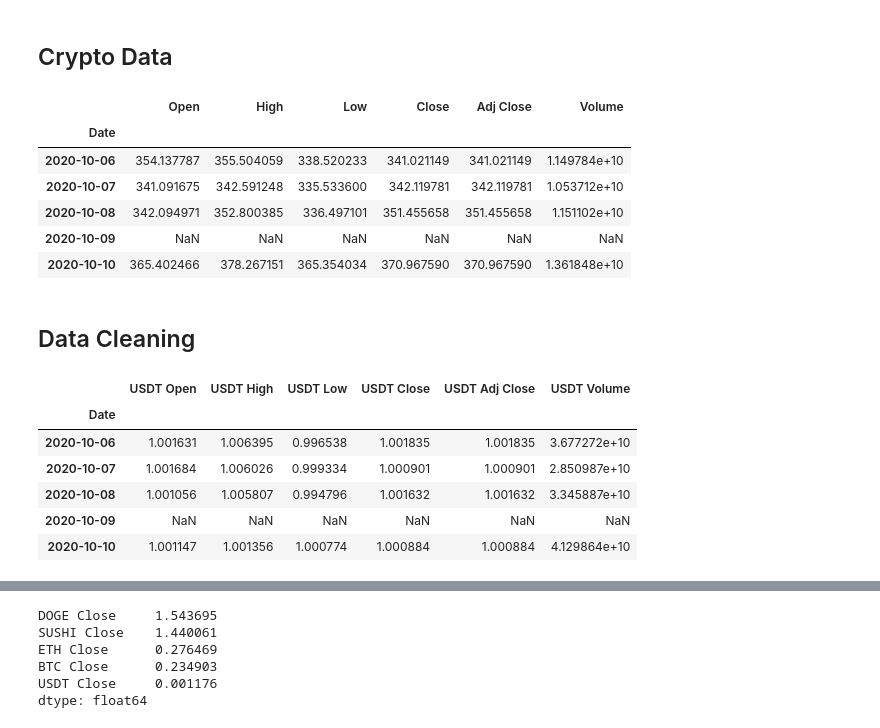
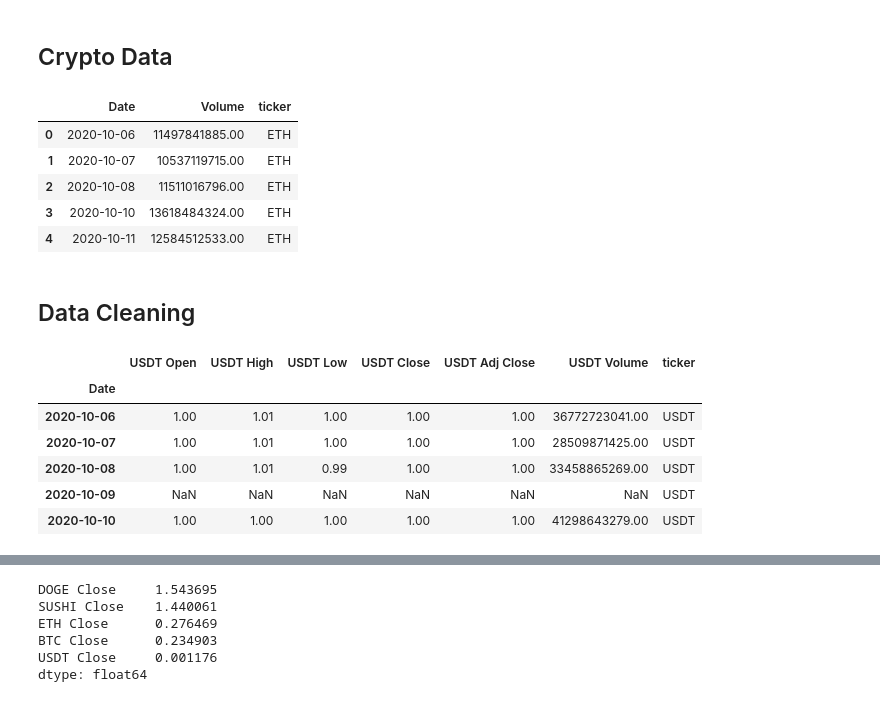
Before and after one commit to pysouzhny/GWU_Project_1, a Jupyter notebook: Crypto_Analysis.ipynb, the cells around one changed output, grey strips where cells are left out. Saved outputs shown, nothing was run; the diff lists cells and outputs as text; code cells hidden in the pictures.

```diff
--- a/Crypto_Analysis.ipynb
+++ b/Crypto_Analysis.ipynb
@@ -11,6 +11,8 @@ import numpy as np
 import os
 from pathlib import Path
 from dotenv import load_dotenv
+#from data_collection import get_crypo_from_API
 
 import warnings
 warnings.filterwarnings('ignore')
+pd.options.display.float_format = '{:.2f}'.format
@@ -24,37 +21,45 @@ warnings.filterwarnings('ignore')
 # %%
 #Read the crypto data into a Pandas DataFrame
 
 Euthereum_data = pd.read_csv(Path("Resources/ETH-USD.csv"), index_col='Date')
 Doge_data = pd.read_csv(Path("Resources/DOGE-USD.csv"), index_col='Date')
 Bitcoin_data = pd.read_csv(Path("Resources/BTC-USD.csv"), index_col='Date')
 Sushi_data = pd.read_csv(Path("Resources/SUSHI-USD.csv"), index_col='Date')
 Tether_data = pd.read_csv(Path("Resources/USDT-USD.csv"), index_col='Date')
-Euthereum_data.head()
+
+Euthereum_data['ticker']='ETH'
+Doge_data['ticker']='DOGE'
+Bitcoin_data['ticker']='BTC'
+Sushi_data['ticker']='SUSHI'
+Tether_data['ticker']='USDT'
+
+volume_data=pd.concat([Euthereum_data,Bitcoin_data,Doge_data,Sushi_data,Tether_data],axis='rows').loc[:,['Volume','ticker']].dropna()
+volume_data.reset_index(inplace=True)
+volume_data.head()
 # %% [output]
-|  | Open | High | Low | Close | Adj Close | Volume |
-| Date |  |  |  |  |  |  |
-| 2020-10-06 | 354.137787 | 355.504059 | 338.520233 | 341.021149 | 341.021149 | 1.149784e+10 |
-| 2020-10-07 | 341.091675 | 342.591248 | 335.533600 | 342.119781 | 342.119781 | 1.053712e+10 |
-| 2020-10-08 | 342.094971 | 352.800385 | 336.497101 | 351.455658 | 351.455658 | 1.151102e+10 |
-| 2020-10-09 | NaN | NaN | NaN | NaN | NaN | NaN |
-| 2020-10-10 | 365.402466 | 378.267151 | 365.354034 | 370.967590 | 370.967590 | 1.361848e+10 |
+|  | Date | Volume | ticker |
+| 0 | 2020-10-06 | 11497841885.00 | ETH |
+| 1 | 2020-10-07 | 10537119715.00 | ETH |
+| 2 | 2020-10-08 | 11511016796.00 | ETH |
+| 3 | 2020-10-10 | 13618484324.00 | ETH |
+| 4 | 2020-10-11 | 12584512533.00 | ETH |
 # %% [markdown]
 ## Data Cleaning
 # %%
-Euthereum_data.columns = ['ETH Open', 'ETH High', 'ETH Low', 'ETH Close', 'ETH Adj Close', 'ETH Volume']
-Doge_data.columns = ['DOGE Open', 'DOGE High', 'DOGE Low', 'DOGE Close', 'DOGE Adj Close', 'DOGE Volume']
-Bitcoin_data.columns = ['BTC Open', 'BTC High', 'BTC Low', 'BTC Close', 'BTC Adj Close', 'BTC Volume']
-Sushi_data.columns = ['SUSHI Open', 'SUSHI High', 'SUSHI Low', 'SUSHI Close', 'SUSHI Adj Close', 'SUSHI Volume']
-Tether_data.columns = ['USDT Open', 'USDT High', 'USDT Low', 'USDT Close', 'USDT Adj Close', 'USDT Volume']
+Euthereum_data.columns = ['ETH Open', 'ETH High', 'ETH Low', 'ETH Close', 'ETH Adj Close', 'ETH Volume','ticker']
+Doge_data.columns = ['DOGE Open', 'DOGE High', 'DOGE Low', 'DOGE Close', 'DOGE Adj Close', 'DOGE Volume','ticker']
+Bitcoin_data.columns = ['BTC Open', 'BTC High', 'BTC Low', 'BTC Close', 'BTC Adj Close', 'BTC Volume','ticker']
+Sushi_data.columns = ['SUSHI Open', 'SUSHI High', 'SUSHI Low', 'SUSHI Close', 'SUSHI Adj Close', 'SUSHI Volume','ticker']
+Tether_data.columns = ['USDT Open', 'USDT High', 'USDT Low', 'USDT Close', 'USDT Adj Close', 'USDT Volume','ticker']
 Tether_data.head()
 # %% [output]
-|  | USDT Open | USDT High | USDT Low | USDT Close | USDT Adj Close | USDT Volume |
-| Date |  |  |  |  |  |  |
-| 2020-10-06 | 1.001631 | 1.006395 | 0.996538 | 1.001835 | 1.001835 | 3.677272e+10 |
-| 2020-10-07 | 1.001684 | 1.006026 | 0.999334 | 1.000901 | 1.000901 | 2.850987e+10 |
-| 2020-10-08 | 1.001056 | 1.005807 | 0.994796 | 1.001632 | 1.001632 | 3.345887e+10 |
-| 2020-10-09 | NaN | NaN | NaN | NaN | NaN | NaN |
-| 2020-10-10 | 1.001147 | 1.001356 | 1.000774 | 1.000884 | 1.000884 | 4.129864e+10 |
+|  | USDT Open | USDT High | USDT Low | USDT Close | USDT Adj Close | USDT Volume | ticker |
+| Date |  |  |  |  |  |  |  |
+| 2020-10-06 | 1.00 | 1.01 | 1.00 | 1.00 | 1.00 | 36772723041.00 | USDT |
+| 2020-10-07 | 1.00 | 1.01 | 1.00 | 1.00 | 1.00 | 28509871425.00 | USDT |
+| 2020-10-08 | 1.00 | 1.01 | 0.99 | 1.00 | 1.00 | 33458865269.00 | USDT |
+| 2020-10-09 | NaN | NaN | NaN | NaN | NaN | NaN | USDT |
+| 2020-10-10 | 1.00 | 1.00 | 1.00 | 1.00 | 1.00 | 41298643279.00 | USDT |
 # %%
 Crypto_data = pd.concat([Euthereum_data, Doge_data, Bitcoin_data, Sushi_data, Tether_data], axis="columns", join="inner")
 Crypto_data.head(5)
```
Also changed, not shown: parts of 7 cells of this notebook, 2 other files.
